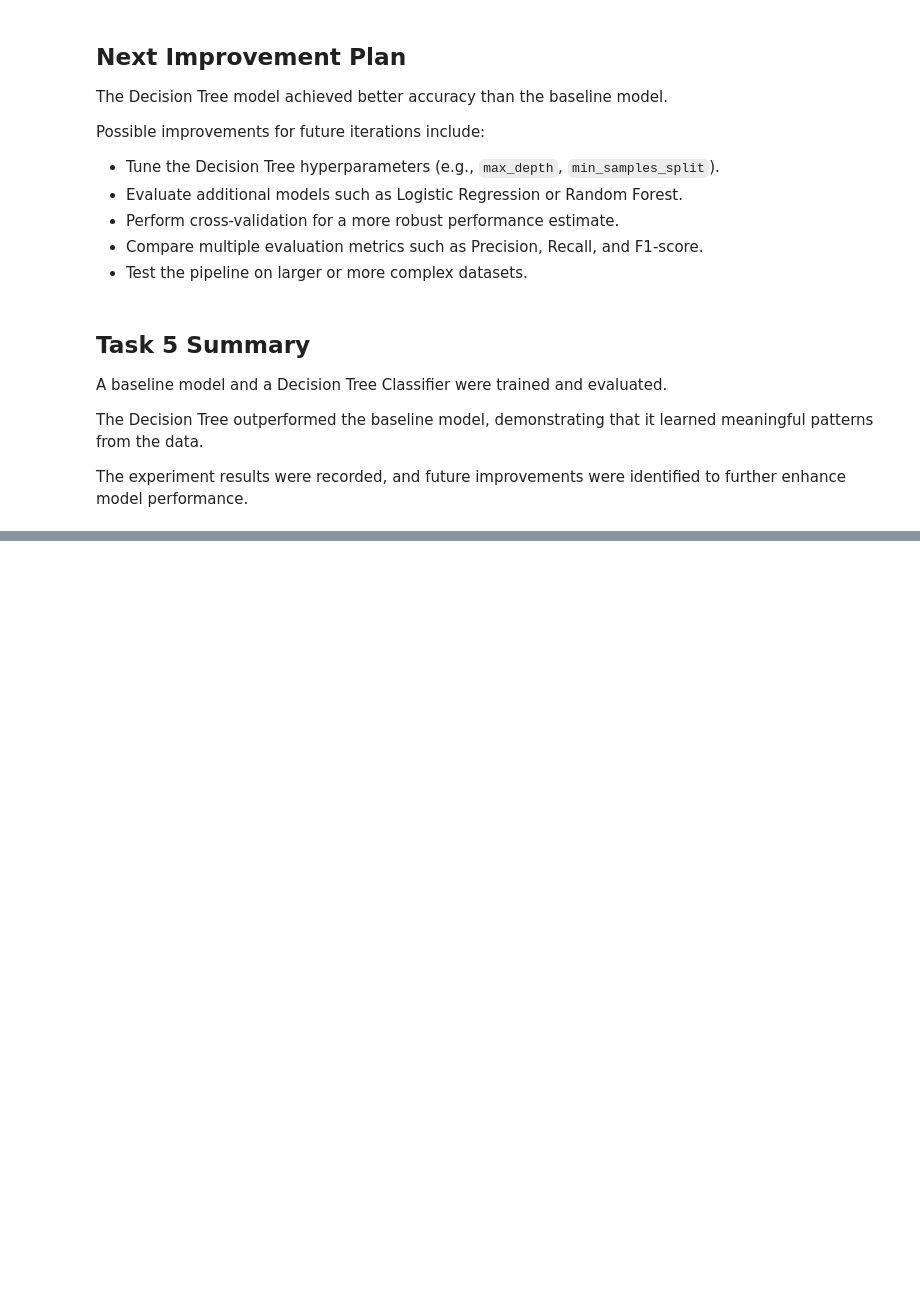
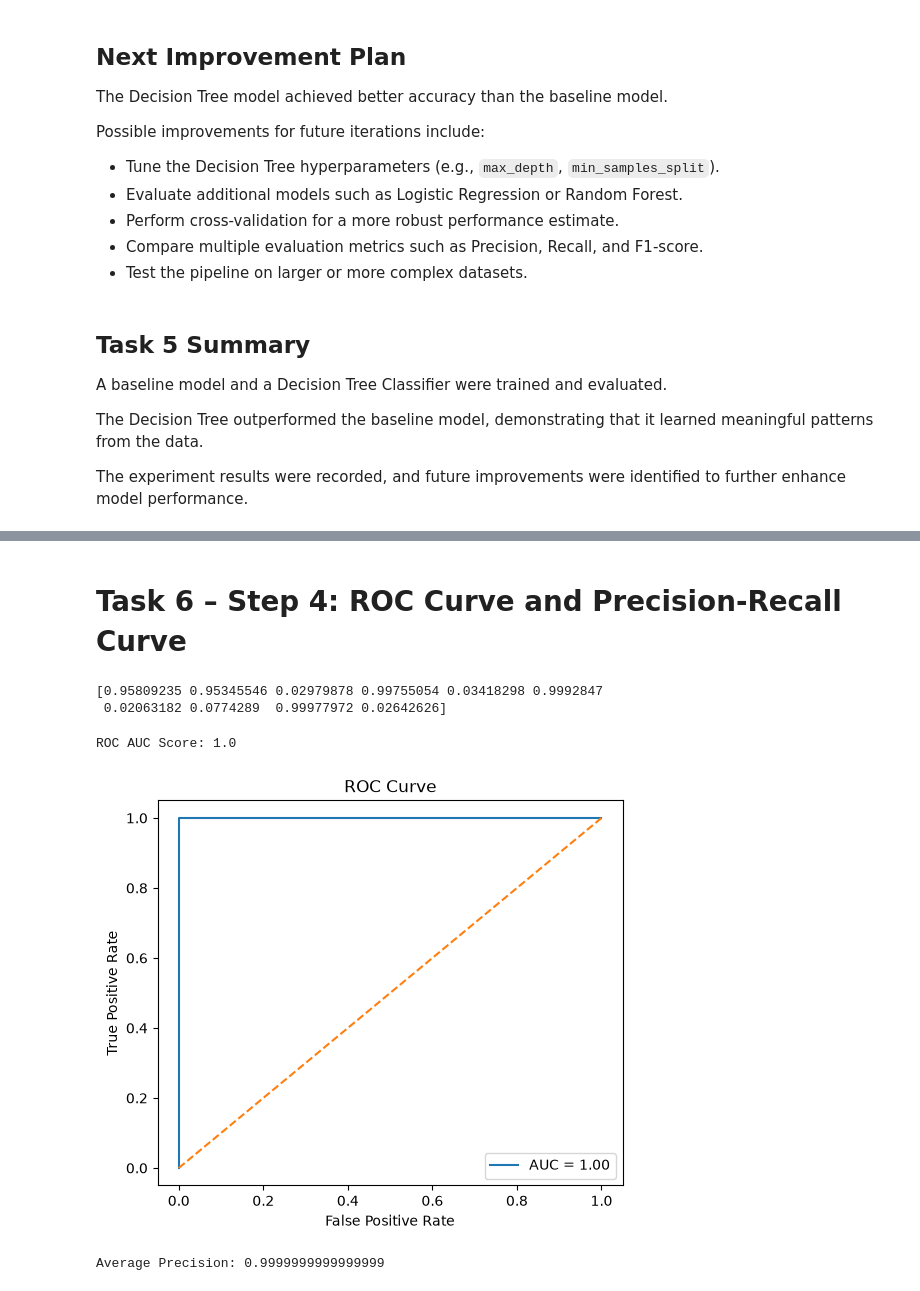
Before and after one commit to Kaushik0107/PlaceMux_Phase1, a Jupyter notebook: notebooks/starter.ipynb, the cells around one changed output, grey strips where cells are left out. Drawn from its saved outputs; the diff is of its cells as text; code cells hidden in the pictures; blank space fills up the shorter version.

```diff
--- a/notebooks/starter.ipynb
+++ b/notebooks/starter.ipynb
@@ -945,0 +1128,2 @@ The experiment results were recorded, and future improvements were identified to
+# %% [markdown]
+# Task 6 – Step 4: ROC Curve and Precision-Recall Curve
@@ -945,0 +1139,45 @@ The experiment results were recorded, and future improvements were identified to
+# %%
+y_scores = binary_model.predict_proba(X_test_bin_processed)[:, 1]
+
+print(y_scores[:10])
+# %% [output]
+[0.95809235 0.95345546 0.02979878 0.99755054 0.03418298 0.9992847
+ 0.02063182 0.0774289  0.99977972 0.02642626]
+# %%
+fpr, tpr, roc_thresholds = roc_curve(y_test_bin, y_scores)
+
+roc_auc = roc_auc_score(y_test_bin, y_scores)
+
+print("ROC AUC Score:", roc_auc)
+# %% [output]
+ROC AUC Score: 1.0
+# %%
+plt.figure(figsize=(6,5))
+
+plt.plot(fpr, tpr, label=f"AUC = {roc_auc:.2f}")
+
+plt.plot([0,1], [0,1], linestyle="--")
+
+plt.xlabel("False Positive Rate")
+plt.ylabel("True Positive Rate")
+plt.title("ROC Curve")
+
+plt.legend()
+
+plt.show()
+# %% [output]
+[figure, added]
+# %%
+precision_curve, recall_curve, pr_thresholds = precision_recall_curve(
+    y_test_bin,
+    y_scores
+)
+
+ap_score = average_precision_score(
+    y_test_bin,
+    y_scores
+)
+
+print("Average Precision:", ap_score)
+# %% [output]
+Average Precision: 0.9999999999999999
```
Also changed, not shown: parts of 39 cells of this notebook.
